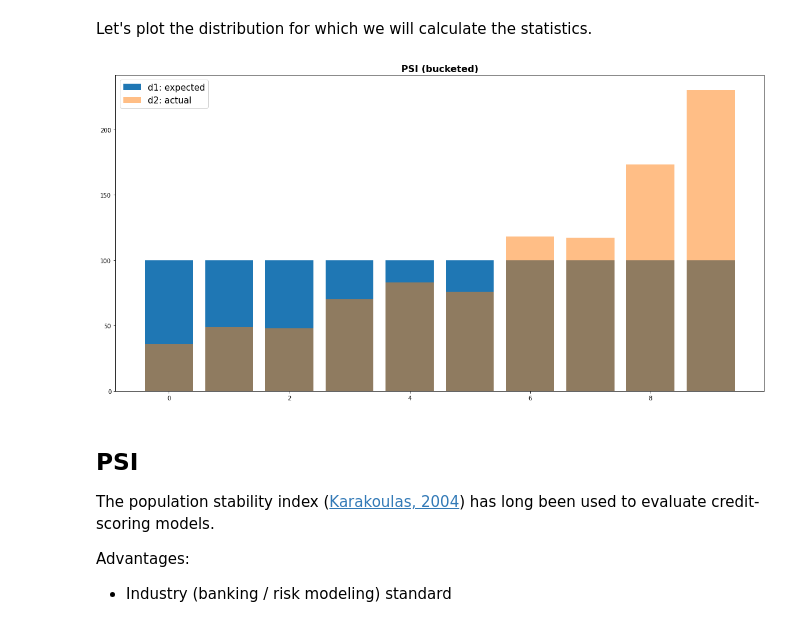
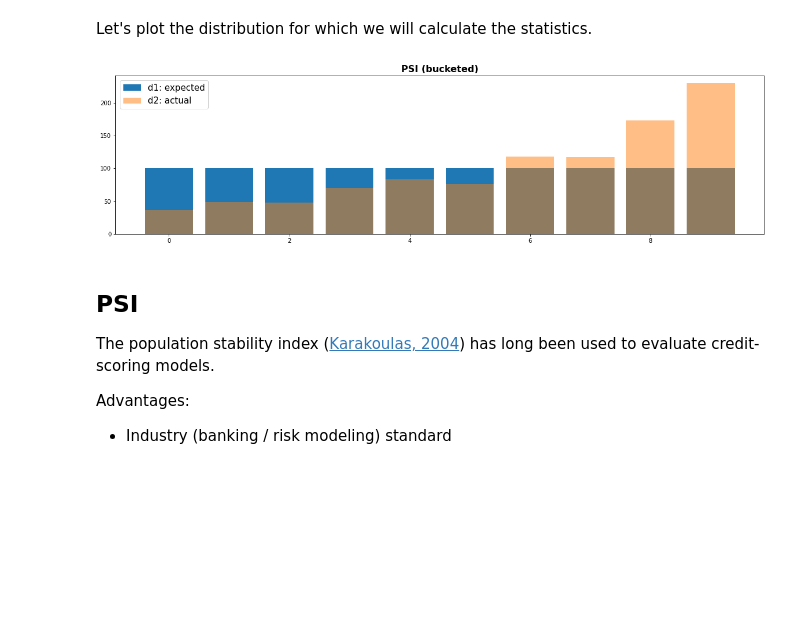
Before and after one commit to ing-bank/probatus, a Jupyter notebook: docs/source/nb_distribution_statistics.ipynb, the cells around one changed output. Drawn from its saved outputs; the diff is of its cells as text; code cells hidden in the pictures; blank space fills up the shorter version.

```diff
--- a/docs/source/nb_distribution_statistics.ipynb
+++ b/docs/source/nb_distribution_statistics.ipynb
@@ -71,14 +71,14 @@ Boundaries for bins:
 # %% [markdown]
 Let's plot the distribution for which we will calculate the statistics.
 # %%
-plt.figure(figsize=(20,10))
+plt.figure(figsize=(20,5))
 plt.bar(range(0, len(d1_bincounts)), d1_bincounts, label='d1: expected')
 plt.bar(range(0, len(d2_bincounts)), d2_bincounts, label='d2: actual', alpha=0.5)
 plt.title('PSI (bucketed)', fontsize=16, fontweight='bold')
 plt.legend(fontsize=15)
 plt.show()
 # %% [output]
-[figure, old version]
+[figure, new version]
 # %% [markdown]
 ## PSI
 The population stability index ([Karakoulas, 2004](https://cms.rmau.org/uploadedFiles/Credit_Risk/Library/RMA_Journal/Other_Topics_(1998_to_present)/Empirical%20Validation%20of%20Retail%20Credit-Scoring%20Models.pdf)) has long been used to evaluate credit-scoring models.
```
Also changed, not shown: parts of 1 cell of this notebook.
